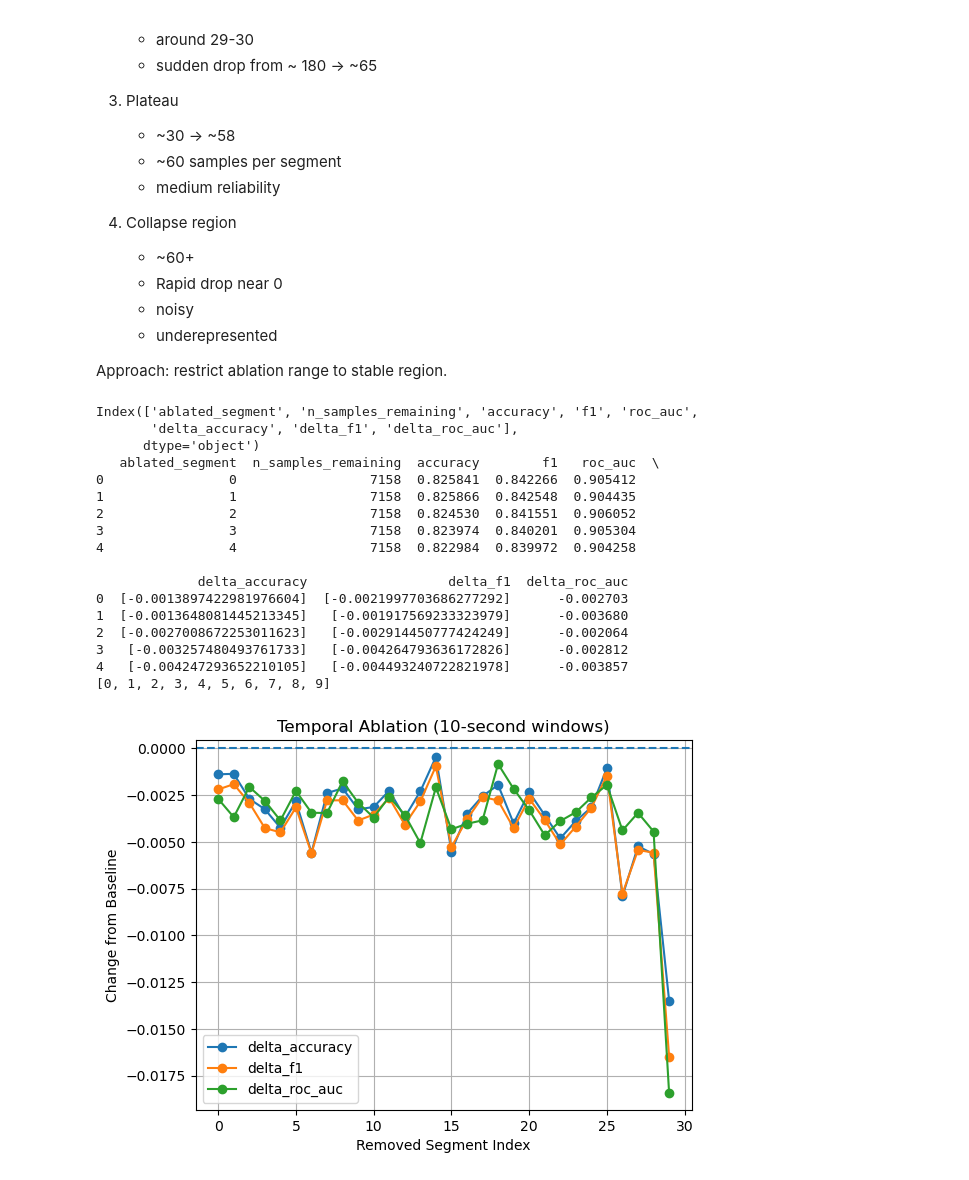
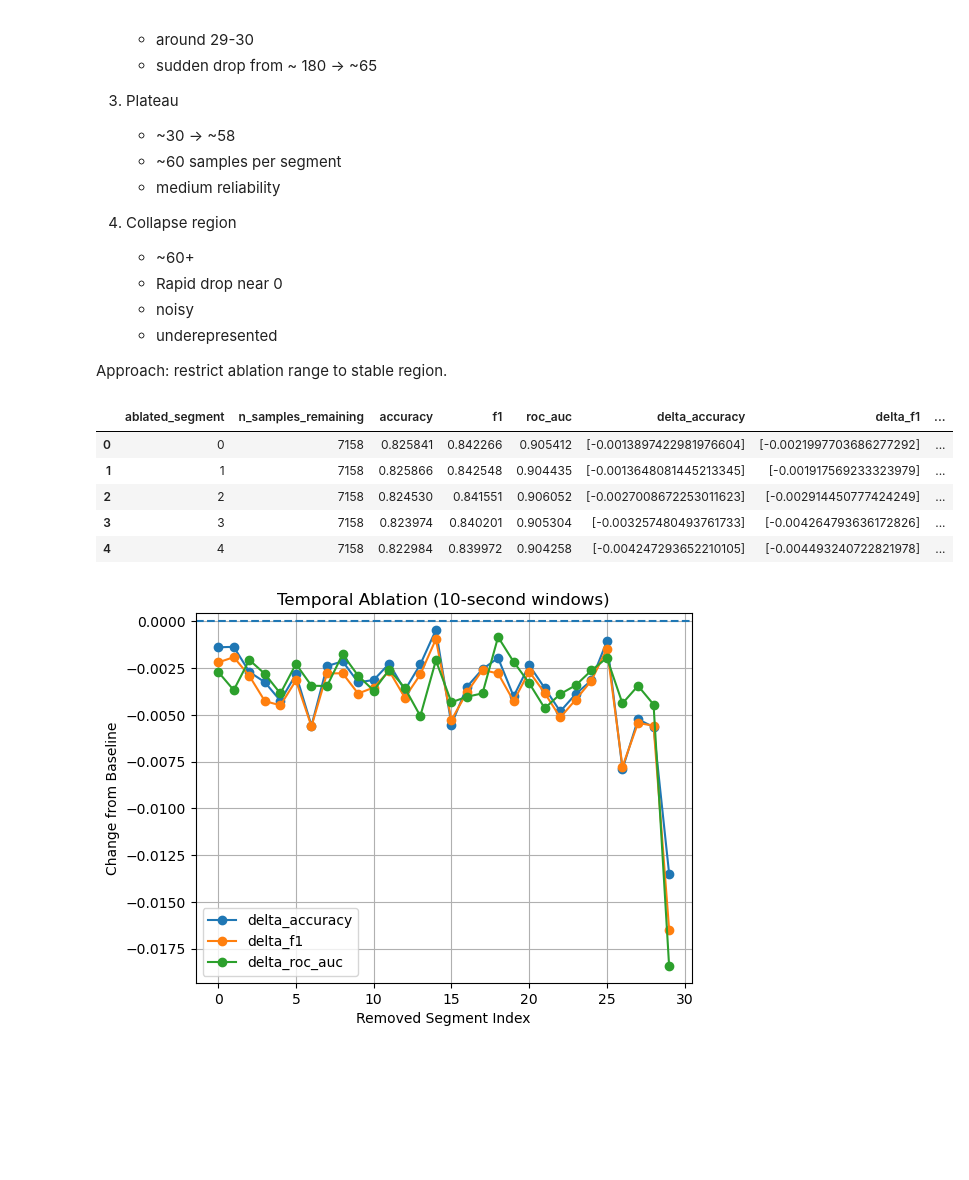
Before and after one commit to BJAngulo/MSSE-277b-final-project-, a Jupyter notebook: notebooks/Raw EEG.ipynb, the cells around one changed output. Cells and saved outputs as stored; diff of their text form; code cells hidden in the pictures; blank space fills up the shorter version.

```diff
--- a/notebooks/Raw EEG.ipynb
+++ b/notebooks/Raw EEG.ipynb
@@ -659,7 +540,7 @@ def run_temporal_ablation(
     groups_seg,
     seg_df,
     model,
-    gkf,
+    cv,
     valid_segments=None
 ):
     """
@@ -701,7 +582,7 @@ def run_temporal_ablation(
         X_seg,
         y_seg,
         groups=groups_seg,
-        cv=gkf,
+        cv=cv,
         scoring=["accuracy", "f1", "roc_auc"]
     )
 
@@ -717,24 +598,24 @@ def run_temporal_ablation(
     results = []
 
     for seg_idx in valid_segments:
-        keep_mask = seg_df["segment_idx"] != seg_idx
+        keep_mask = seg_df["segment_idx"].to_numpy() != seg_idx
 
         X_ablate = X_seg[keep_mask]
         y_ablate = y_seg[keep_mask]
         groups_ablate = groups_seg[keep_mask]
 
-        cv_results = cross_validate(
+        scores = cross_validate(
             model,
             X_ablate,
             y_ablate,
             groups=groups_ablate,
-            cv=gkf,
+            cv=cv,
             scoring=["accuracy", "f1", "roc_auc"]
         )
 
-        acc = cv_results["test_accuracy"].mean()
-        f1 = cv_results["test_f1"].mean()
-        auc = cv_results["test_roc_auc"].mean()
+        acc = scores["test_accuracy"].mean()
+        f1 = scores["test_f1"].mean()
+        auc = scores["test_roc_auc"].mean()
 
         results.append({
             "ablated_segment": seg_idx,
@@ -758,43 +639,30 @@ def run_temporal_ablation(
         "delta_roc_auc": 0.0
     }])
 
-    ablation_results_df = pd.DataFrame(results)
+    ablation_df = pd.DataFrame(results)
 
-    return baseline_df, ablation_results_df
+    return baseline_df, ablation_df
 # %%
 VALID_SEGMENTS = range(0,30)
 
 baseline_ablation_df, ablation_results_df = run_temporal_ablation(
     X_seg_10,
     y_seg_10,
     groups_seg_10,
     seg_df_10,
-    model=pipeline_svm,
-    gkf=gkf,
+    model=models["SVM RBF"],
+    cv=gkf,
     valid_segments=VALID_SEGMENTS
 )
+
+ablation_results_df.head()
+# %% [output]
+|  | ablated_segment | n_samples_remaining | accuracy | f1 | roc_auc | delta_accuracy | delta_f1 | ... |
+| 0 | 0 | 7158 | 0.825841 | 0.842266 | 0.905412 | [-0.0013897422981976604] | [-0.0021997703686277292] | ... |
+| 1 | 1 | 7158 | 0.825866 | 0.842548 | 0.904435 | [-0.0013648081445213345] | [-0.001917569233323979] | ... |
+| 2 | 2 | 7158 | 0.824530 | 0.841551 | 0.906052 | [-0.0027008672253011623] | [-0.002914450777424249] | ... |
+| 3 | 3 | 7158 | 0.823974 | 0.840201 | 0.905304 | [-0.003257480493761733] | [-0.004264793636172826] | ... |
+| 4 | 4 | 7158 | 0.822984 | 0.839972 | 0.904258 | [-0.004247293652210105] | [-0.004493240722821978] | ... |
-# %%
-print(ablation_results_df.columns)
-print(ablation_results_df.head())
-print(list(VALID_SEGMENTS)[:10])
-# %% [output]
-Index(['ablated_segment', 'n_samples_remaining', 'accuracy', 'f1', 'roc_auc',
-       'delta_accuracy', 'delta_f1', 'delta_roc_auc'],
-      dtype='object')
-   ablated_segment  n_samples_remaining  accuracy        f1   roc_auc  \
-0                0                 7158  0.825841  0.842266  0.905412
-1                1                 7158  0.825866  0.842548  0.904435
-2                2                 7158  0.824530  0.841551  0.906052
-3                3                 7158  0.823974  0.840201  0.905304
-4                4                 7158  0.822984  0.839972  0.904258
-
-             delta_accuracy                  delta_f1  delta_roc_auc
-0  [-0.0013897422981976604]  [-0.0021997703686277292]      -0.002703
-1  [-0.0013648081445213345]   [-0.001917569233323979]      -0.003680
-2  [-0.0027008672253011623]   [-0.002914450777424249]      -0.002064
-3   [-0.003257480493761733]   [-0.004264793636172826]      -0.002812
-4   [-0.004247293652210105]   [-0.004493240722821978]      -0.003857
-[0, 1, 2, 3, 4, 5, 6, 7, 8, 9]
 # %%
 ablation_results_df["delta_accuracy"] = ablation_results_df["delta_accuracy"].apply(
     lambda x: x[0] if isinstance(x, (list, np.ndarray)) else x
```
Also changed, not shown: parts of 50 cells of this notebook, 1 other file.
